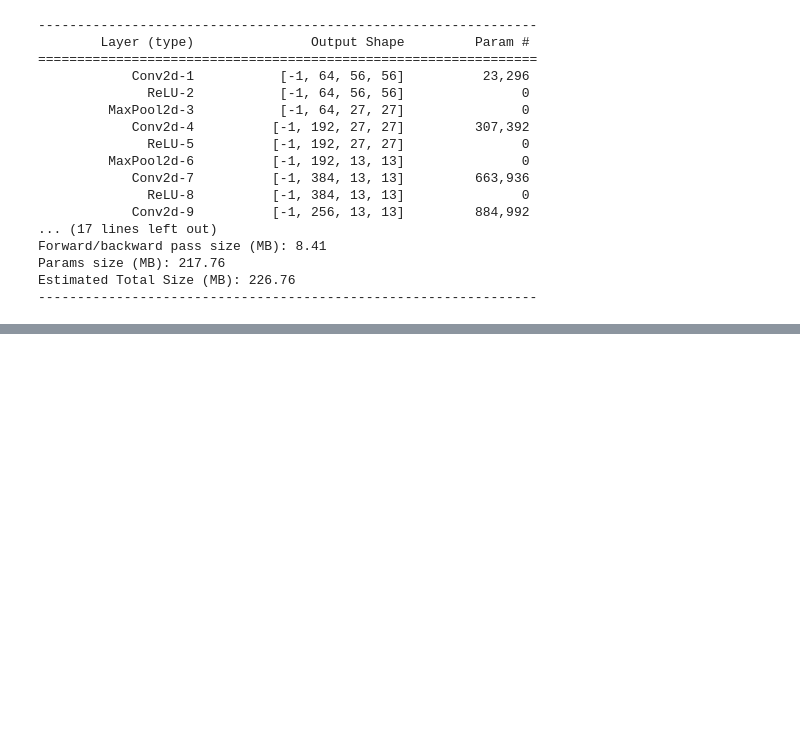
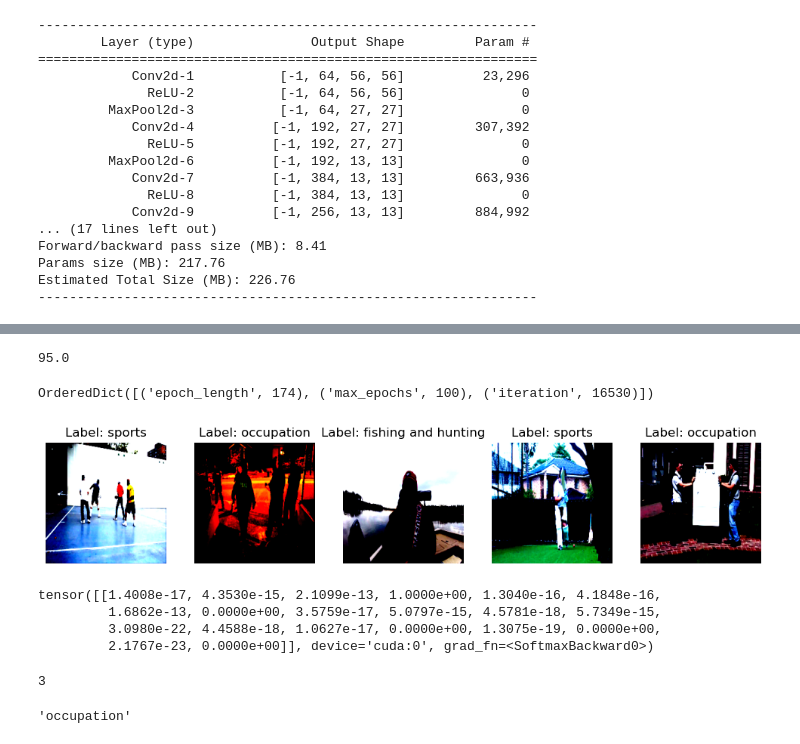
Before and after one commit to bottic/CV_project_yandex, a Jupyter notebook: VladSpace/project.ipynb, the cells around one changed output, grey strips where cells are left out. Drawn from its saved outputs; the diff is of its cells as text; code cells hidden in the pictures; blank space fills up the shorter version.

```diff
--- a/VladSpace/project.ipynb
+++ b/VladSpace/project.ipynb
@@ -405,4 +405,4 @@ def log_and_save_metrics(engine):
     # Сохраняем модель
     handler(evaluator)
 # %%
-trainer.run(train_loader, max_epochs=10)
+trainer.run(train_loader, max_epochs=100)
@@ -428,0 +439,44 @@ metrics.drop("Epoch", axis=1).plot()
+# %%
+checkpoint_path = "./train_info/checkpoints_5_12_20_59/best_checkpoint_95_val_accuracy=0.5004.pt"
+
+checkpoint = torch.load(checkpoint_path)
+
+model.load_state_dict(checkpoint["model"])
+optimizer.load_state_dict(checkpoint["optimizer"])
+
+model.eval()
+
+start_epoch = checkpoint["trainer"]['iteration'] / checkpoint["trainer"]['epoch_length']
+start_epoch
+# %% [output]
+95.0
+# %%
+checkpoint['trainer']
+# %% [output]
+OrderedDict([('epoch_length', 174), ('max_epochs', 100), ('iteration', 16530)])
+# %%
+# Получить батч данных
+dataiter = iter(train_loader)
+images, labels = next(dataiter)
+
+# Вывести первые 5 изображений в одну строку
+show_images_row(images[:5], [label.item() for label in labels[:5]], size=(2, 2))
+# %% [output]
+[figure, added]
+# %%
+probabilities = torch.softmax(model(images[4].unsqueeze(0).to(device)), dim=1)
+probabilities
+# %% [output]
+tensor([[1.4008e-17, 4.3530e-15, 2.1099e-13, 1.0000e+00, 1.3040e-16, 4.1848e-16,
+         1.6862e-13, 0.0000e+00, 3.5759e-17, 5.0797e-15, 4.5781e-18, 5.7349e-15,
+         3.0980e-22, 4.4588e-18, 1.0627e-17, 0.0000e+00, 1.3075e-19, 0.0000e+00,
+         2.1767e-23, 0.0000e+00]], device='cuda:0', grad_fn=<SoftmaxBackward0>)
+# %%
+predicted_class = torch.argmax(probabilities, dim=1).item()
+predicted_class
+# %% [output]
+3
+# %%
+id_to_category[predicted_class]
+# %% [output]
+'occupation'
```
Also changed, not shown: parts of 6 cells of this notebook, 3 other files.
